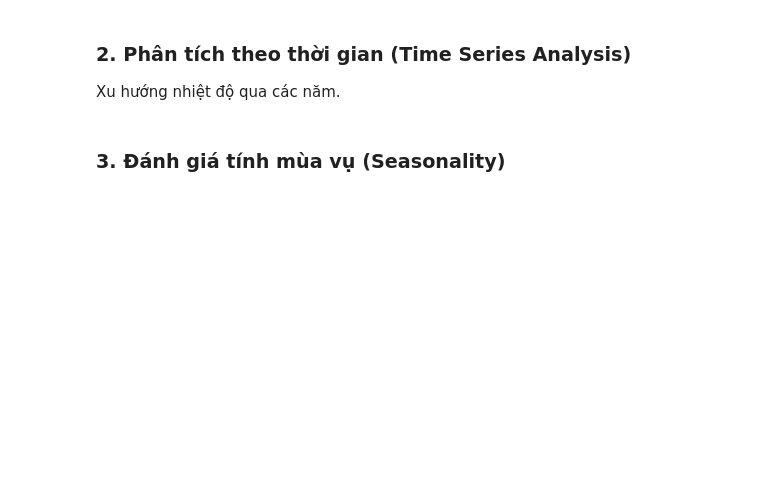
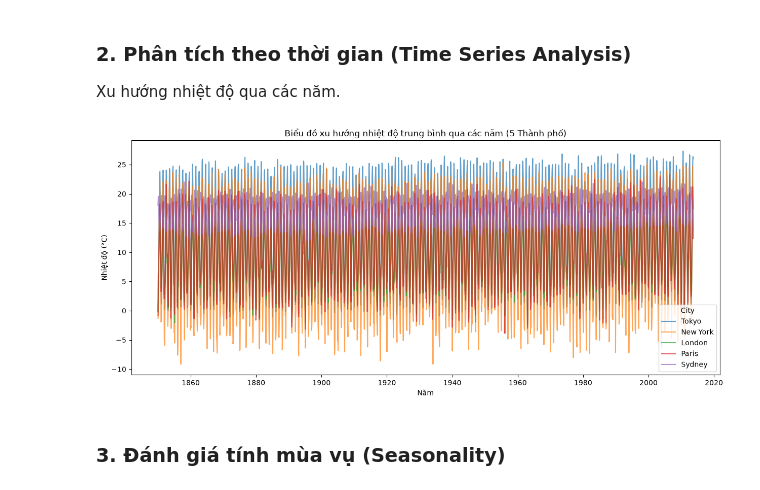
Before and after one commit to mkhoi17112007-create/Global-Climate-Change, a Jupyter notebook: notebooks/04_eda_visualization.ipynb, the cells around one changed output. Saved outputs shown, nothing was run; the diff lists cells and outputs as text; code cells hidden in the pictures; blank space fills up the shorter version.

```diff
--- a/notebooks/04_eda_visualization.ipynb
+++ b/notebooks/04_eda_visualization.ipynb
@@ -28,13 +58,15 @@ plt.show()
 ### 2. Phân tích theo thời gian (Time Series Analysis)
 Xu hướng nhiệt độ qua các năm.
 # %%
-plt.figure(figsize=(15,6))
-plt.plot(city_df.index, city_df['AverageTemperature'], alpha=0.6, label='Monthly Average Temperature')
-plt.title('Biểu đồ nhiệt độ trung bình tại Tokyo qua các năm')
+plt.figure(figsize=(15, 6))
+# Seaborn tự động nhóm và vẽ 5 đường line cực mượt
+sns.lineplot(data=city_df, x=city_df.index, y='AverageTemperature', hue='City', alpha=0.7)
+plt.title('Biểu đồ xu hướng nhiệt độ trung bình qua các năm (5 Thành phố)')
 plt.xlabel('Năm')
 plt.ylabel('Nhiệt độ (°C)')
-plt.legend()
 plt.show()
+# %% [output]
+[figure, added]
 # %% [markdown]
 ### 3. Đánh giá tính mùa vụ (Seasonality)
 # %%
```
Also changed, not shown: parts of 3 cells of this notebook, 8 other files.
